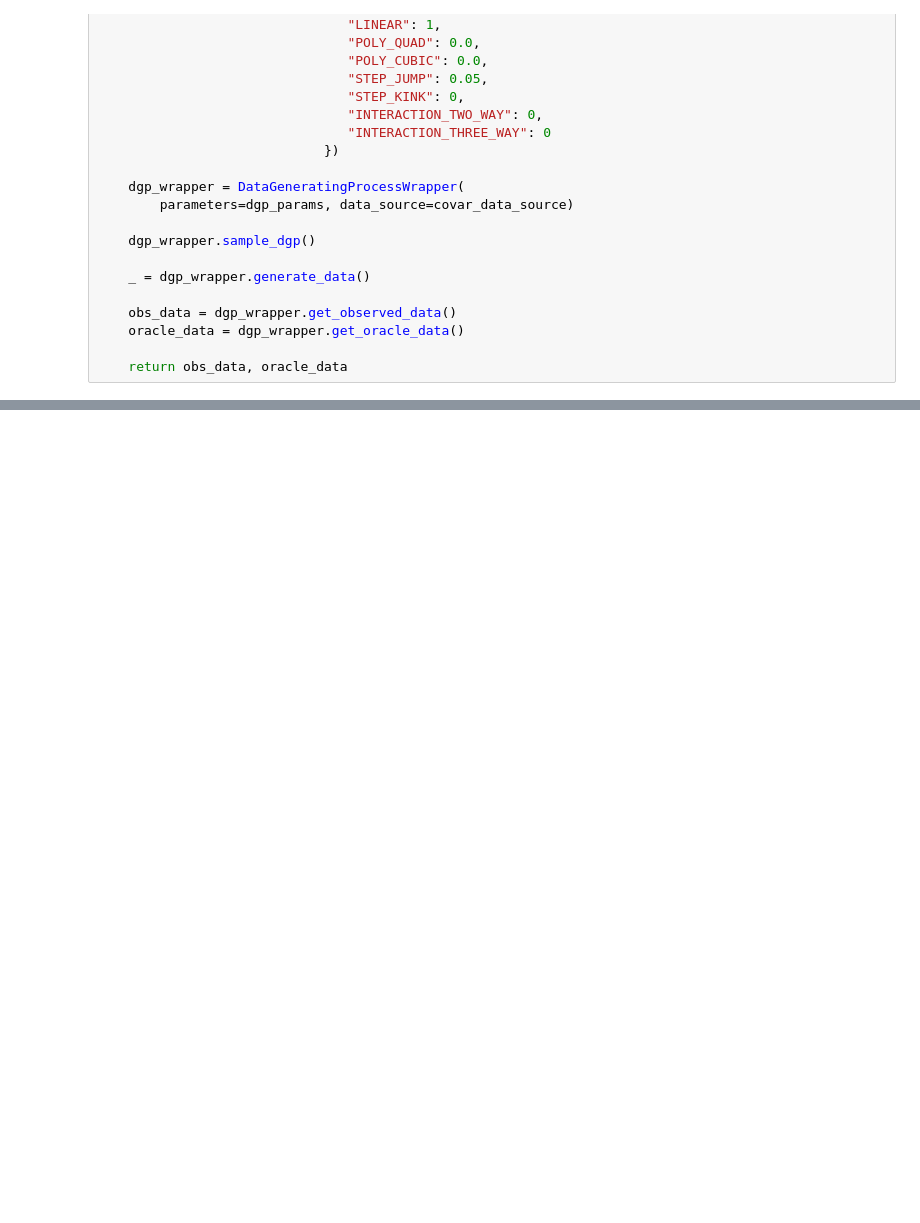
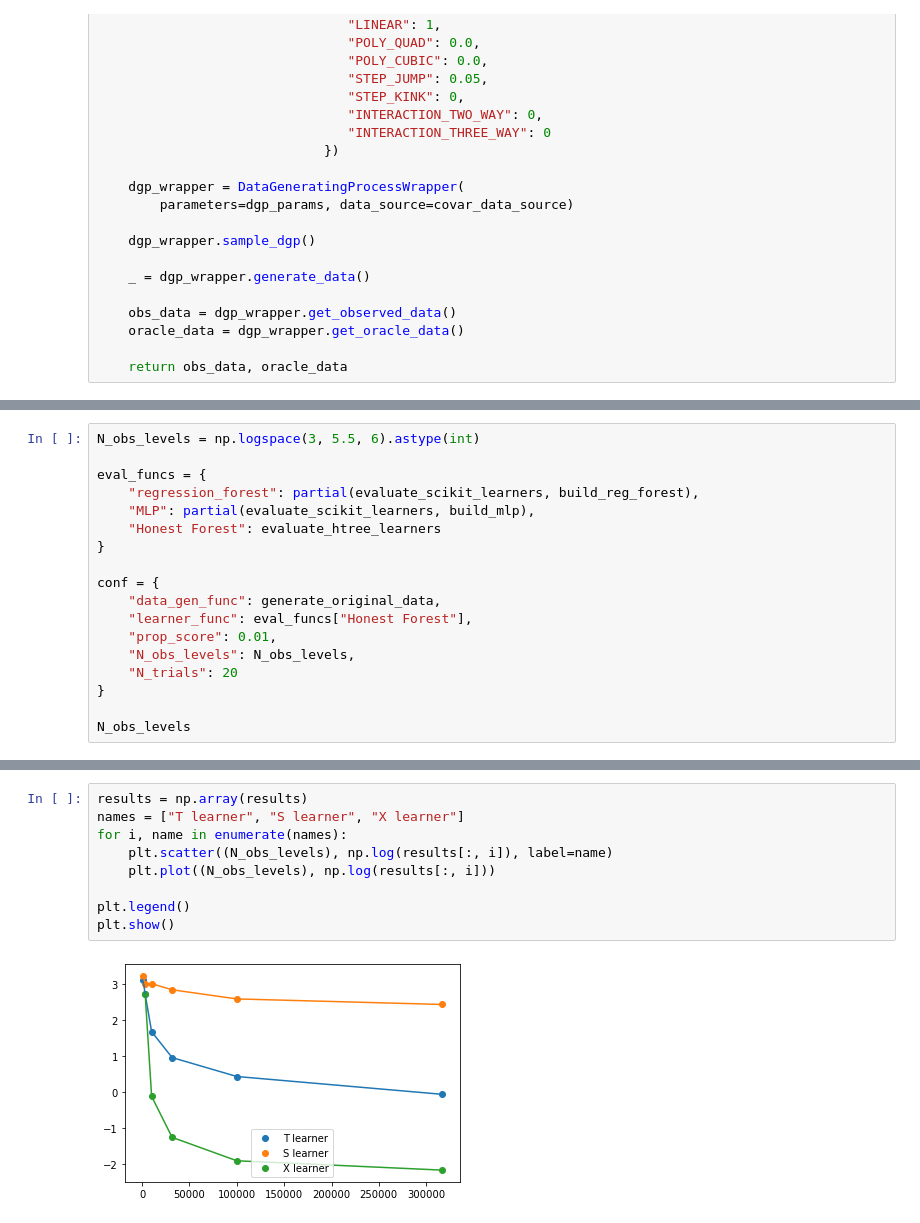
Before and after one commit to JoshBroomberg/Maccabee, a Jupyter notebook: DataGeneration/Notebooks/Kunzel et al - S, T, X and Y learners.ipynb, the cells around one changed output, grey strips where cells are left out. Saved outputs shown, nothing was run; the diff lists cells and outputs as text; blank space fills up the shorter version.

```diff
--- a/DataGeneration/Notebooks/Kunzel et al - S, T, X and Y learners.ipynb
+++ b/DataGeneration/Notebooks/Kunzel et al - S, T, X and Y learners.ipynb
@@ -383,0 +467,18 @@ Wall time: 26min 27s
+# %%
+N_obs_levels = np.logspace(3, 5.5, 6).astype(int)
+
+eval_funcs = {
+    "regression_forest": partial(evaluate_scikit_learners, build_reg_forest),
+    "MLP": partial(evaluate_scikit_learners, build_mlp),
+    "Honest Forest": evaluate_htree_learners
+}
+
+conf = {
+    "data_gen_func": generate_original_data,
+    "learner_func": eval_funcs["Honest Forest"],
+    "prop_score": 0.01,
+    "N_obs_levels": N_obs_levels,
+    "N_trials": 20
+}
+
+N_obs_levels
@@ -384,3 +514,14 @@ Wall time: 26min 27s
+# %%
+results = np.array(results)
+names = ["T learner", "S learner", "X learner"]
+for i, name in enumerate(names):
+    plt.scatter((N_obs_levels), np.log(results[:, i]), label=name)
+    plt.plot((N_obs_levels), np.log(results[:, i]))
+
+plt.legend()
+plt.show()
+# %% [output]
+[figure, added]
 # %%
 results = np.array(results)
 names = ["T learner", "S learner", "X learner"]
```
Also changed, not shown: parts of 39 cells of this notebook, 1 other file.
